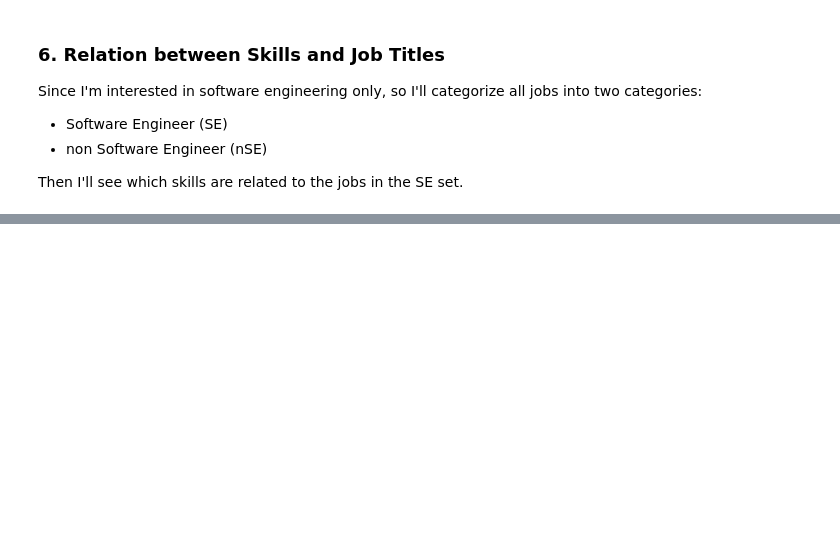
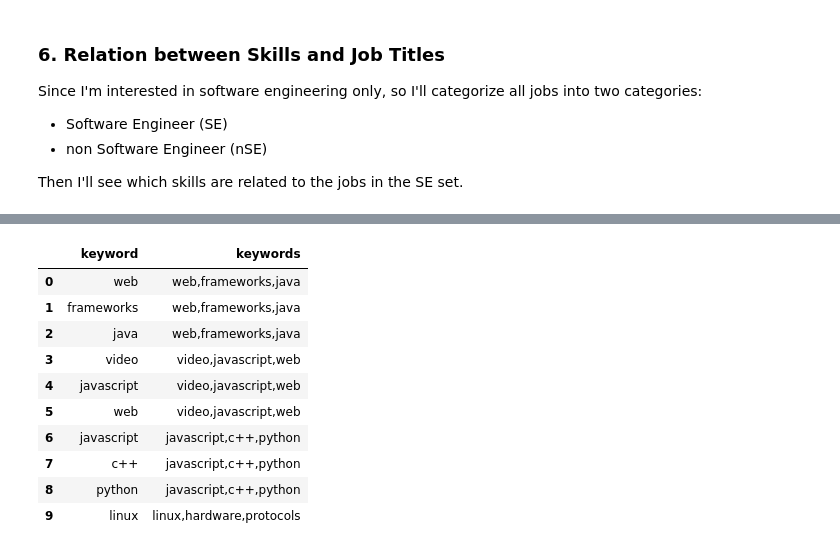
Before and after one commit to aesophor/DataScience, a Jupyter notebook: 05-Final-Project/Analyzing Google Career and Skills.ipynb, the cells around one changed output, grey strips where cells are left out. Saved outputs shown, nothing was run; the diff lists cells and outputs as text; code cells hidden in the pictures; blank space fills up the shorter version.

```diff
--- a/05-Final-Project/Analyzing Google Career and Skills.ipynb
+++ b/05-Final-Project/Analyzing Google Career and Skills.ipynb
@@ -823,0 +551,14 @@ plt.show() # display
+# %%
+kw_df.head(10)
+# %% [output]
+|  | keyword | keywords |
+| 0 | web | web,frameworks,java |
+| 1 | frameworks | web,frameworks,java |
+| 2 | java | web,frameworks,java |
+| 3 | video | video,javascript,web |
+| 4 | javascript | video,javascript,web |
+| 5 | web | video,javascript,web |
+| 6 | javascript | javascript,c++,python |
+| 7 | c++ | javascript,c++,python |
+| 8 | python | javascript,c++,python |
+| 9 | linux | linux,hardware,protocols |
```
Also changed, not shown: parts of 39 cells of this notebook, 3 other files.
